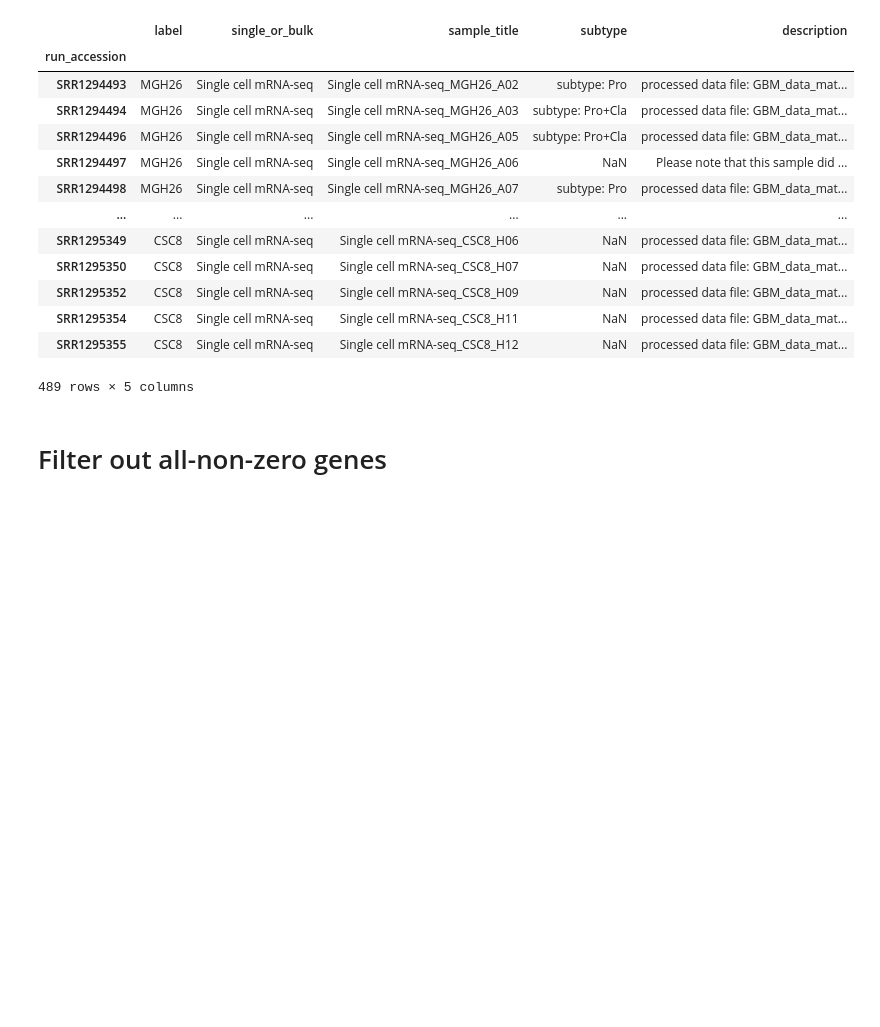
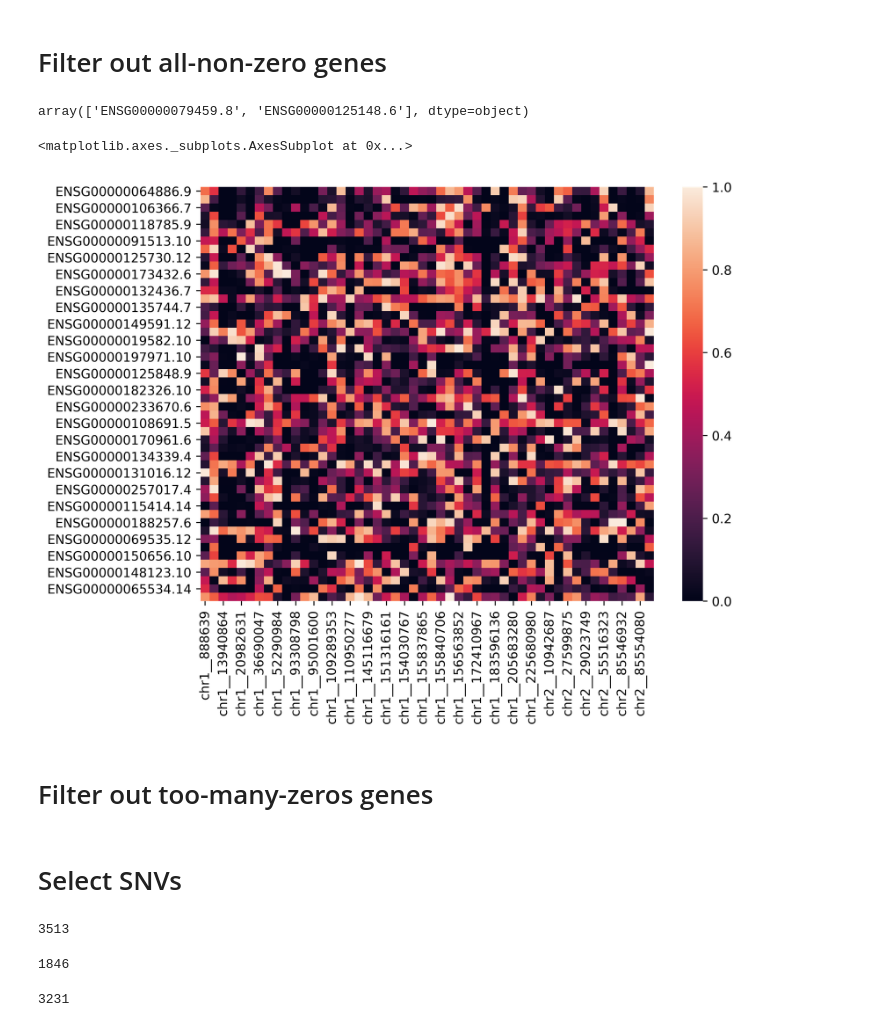
Before and after one commit to thu1911/snv, a Jupyter notebook: analysis/GSE57872_pvalue_cell_line.ipynb, the cells around one changed output. Saved outputs shown, nothing was run; the diff lists cells and outputs as text; code cells hidden in the pictures; blank space fills up the shorter version.

```diff
--- a/analysis/GSE57872_pvalue_cell_line.ipynb
+++ b/analysis/GSE57872_pvalue_cell_line.ipynb
@@ -34,20 +38,3 @@ snv_cellline = pd.read_csv('/data8t/mtx/scSNV/dataset_v2/GSE57872/data/processed
 label_all = pd.read_csv('/data8t/mtx/scSNV/dataset_v2/GSE57872/data/processed_profile/GSE57872_cellline_patient_label.csv', index_col=0)
-# %%
-label_all
-# %% [output]
-|  | label | single_or_bulk | sample_title | subtype | description |
-| run_accession |  |  |  |  |  |
-| SRR1294493 | MGH26 | Single cell mRNA-seq | Single cell mRNA-seq_MGH26_A02 | subtype: Pro | processed data file: GBM_data_mat... |
-| SRR1294494 | MGH26 | Single cell mRNA-seq | Single cell mRNA-seq_MGH26_A03 | subtype: Pro+Cla | processed data file: GBM_data_mat... |
-| SRR1294496 | MGH26 | Single cell mRNA-seq | Single cell mRNA-seq_MGH26_A05 | subtype: Pro+Cla | processed data file: GBM_data_mat... |
-| SRR1294497 | MGH26 | Single cell mRNA-seq | Single cell mRNA-seq_MGH26_A06 | NaN | Please note that this sample did ... |
-| SRR1294498 | MGH26 | Single cell mRNA-seq | Single cell mRNA-seq_MGH26_A07 | subtype: Pro | processed data file: GBM_data_mat... |
-| ... | ... | ... | ... | ... | ... |
-| SRR1295349 | CSC8 | Single cell mRNA-seq | Single cell mRNA-seq_CSC8_H06 | NaN | processed data file: GBM_data_mat... |
-| SRR1295350 | CSC8 | Single cell mRNA-seq | Single cell mRNA-seq_CSC8_H07 | NaN | processed data file: GBM_data_mat... |
-| SRR1295352 | CSC8 | Single cell mRNA-seq | Single cell mRNA-seq_CSC8_H09 | NaN | processed data file: GBM_data_mat... |
-| SRR1295354 | CSC8 | Single cell mRNA-seq | Single cell mRNA-seq_CSC8_H11 | NaN | processed data file: GBM_data_mat... |
-| SRR1295355 | CSC8 | Single cell mRNA-seq | Single cell mRNA-seq_CSC8_H12 | NaN | processed data file: GBM_data_mat... |
-489 rows × 5 columns
 # %% [markdown]
 # Filter out all-non-zero genes
@@ -53,0 +45,4 @@ label_all
+# %%
+all_nonzero_gene_cellline
+# %% [output]
+array(['ENSG00000079459.8', 'ENSG00000125148.6'], dtype=object)
@@ -53,0 +56,7 @@ label_all
+# %%
+sns.heatmap(pvalue_all.iloc[:50,:50])
+# %% [output]
+<matplotlib.axes._subplots.AxesSubplot at 0x...>
+[figure, added]
+# %% [markdown]
+# Filter out too-many-zeros genes
@@ -53,0 +71,2 @@ label_all
+# %% [markdown]
+# Select SNVs
@@ -53,0 +86,12 @@ label_all
+# %%
+len(snv_valid_all)
+# %% [output]
+3513
+# %%
+len(snv_valid_cellline)
+# %% [output]
+1846
+# %%
+len(snv_valid_patients)
+# %% [output]
+3231
```
Also changed, not shown: parts of 20 cells of this notebook.
